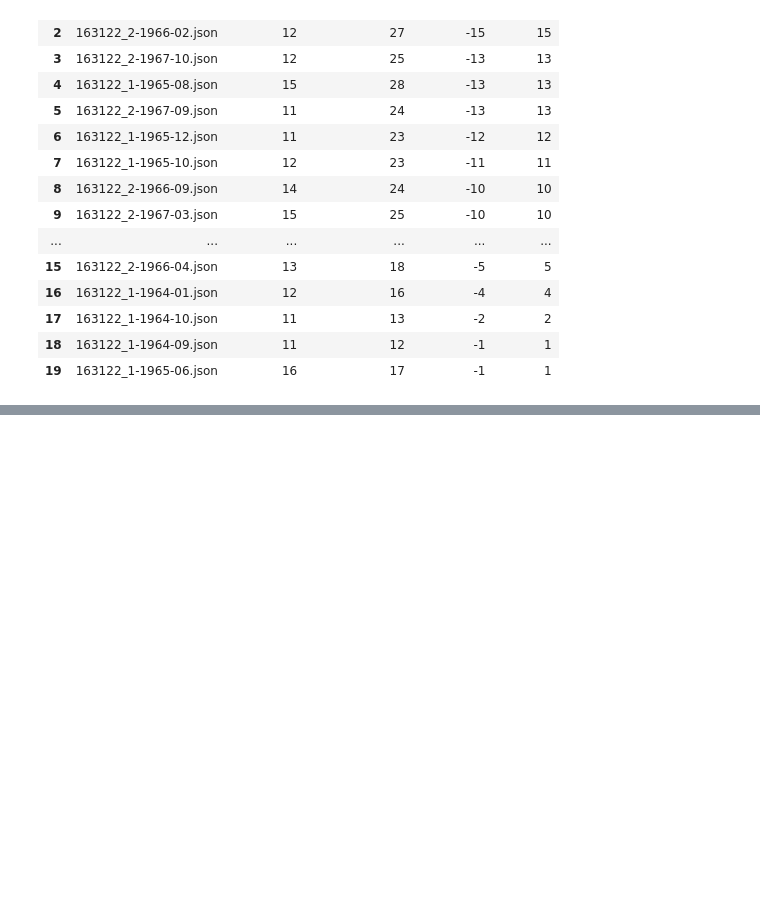
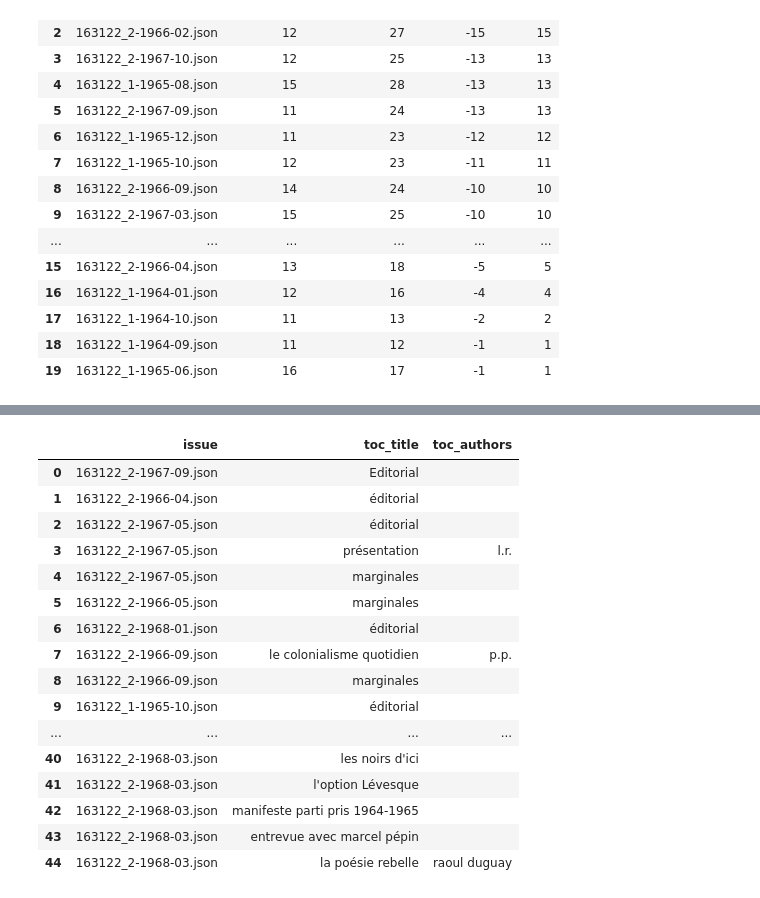
Before and after one commit to mervetekgurler/partipris, a Jupyter notebook: notebooks/text_extraction.ipynb, the cells around one changed output, grey strips where cells are left out. Drawn from its saved outputs; the diff is of its cells as text; code cells hidden in the pictures; blank space fills up the shorter version.

```diff
--- a/notebooks/text_extraction.ipynb
+++ b/notebooks/text_extraction.ipynb
@@ -1497,0 +1620,31 @@ df_overview.head()
+# %%
+# Let's print the titles and authors for 163122_2-1967-05.json
+# from the ToC and the fulltext
+
+# Load ToC
+toc_path = "../data/toc_transcriptions/toc_163122_2-1967-05.json"
+with open(toc_path, "r", encoding="utf-8") as f:
+    toc_data = json.load(f)
+toc_titles = [entry["title"] if entry["title"] else entry.get("section", "") for entry in toc_data["toc"]]
+toc_authors = [", ".join(entry.get("authors", [])) for entry in toc_data["toc"]]
+
+# Fulltext articles
+
+prefix = "163122_2-1967-05"
+transcriptions_dir = "../data/transcriptions"
+part_files = sorted(glob.glob(os.path.join(transcriptions_dir, f"{prefix}*.json")))
+
+fulltext_articles = []
+for part_file in part_files:
+    with open(part_file, "r", encoding="utf-8") as f:
+        fulltext_articles.extend(json.load(f))
+fulltext_titles = [article["title"] for article in fulltext_articles]
+fulltext_authors = [article.get("author", "") for article in fulltext_articles]
+
+# Print side-by-side comparison
+print("ToC Titles and Authors:")
+for i, (title, author) in enumerate(zip(toc_titles, toc_authors), 1):
+    print(f"{i:2d}. {title} ({author})")
+print("\nFulltext Titles and Authors:")
+for i, (title, author) in enumerate(zip(fulltext_titles, fulltext_authors), 1):
+    print(f"{i:2d}. {title} ({author})")
@@ -1497,0 +1669,7 @@ df_overview.head()
+# %%
+# Let's see what we have in the unmatched articles for this issue
+
+unmatched_articles_1967_05 = df_unmatched[df_unmatched["issue"] == "163122_2-1967-05.json"]
+# %%
+for i, row in unmatched_articles_1967_05.iterrows():
+    print(f"{i+1:2d}. {row['title']} ({row['author']})")
@@ -1497,0 +1778,20 @@ df_overview.head()
+# %%
+df_missing
+# %% [output]
+|  | issue | toc_title | toc_authors |
+| 0 | 163122_2-1967-09.json | Editorial |  |
+| 1 | 163122_2-1966-04.json | éditorial |  |
+| 2 | 163122_2-1967-05.json | éditorial |  |
+| 3 | 163122_2-1967-05.json | présentation | l.r. |
+| 4 | 163122_2-1967-05.json | marginales |  |
+| 5 | 163122_2-1966-05.json | marginales |  |
+| 6 | 163122_2-1968-01.json | éditorial |  |
+| 7 | 163122_2-1966-09.json | le colonialisme quotidien | p.p. |
+| 8 | 163122_2-1966-09.json | marginales |  |
+| 9 | 163122_1-1965-10.json | éditorial |  |
+| ... | ... | ... | ... |
+| 40 | 163122_2-1968-03.json | les noirs d'ici |  |
+| 41 | 163122_2-1968-03.json | l'option Lévesque |  |
+| 42 | 163122_2-1968-03.json | manifeste parti pris 1964-1965 |  |
+| 43 | 163122_2-1968-03.json | entrevue avec marcel pépin |  |
+| 44 | 163122_2-1968-03.json | la poésie rebelle | raoul duguay |
```
Also changed, not shown: parts of 26 cells of this notebook, 3 other files.
